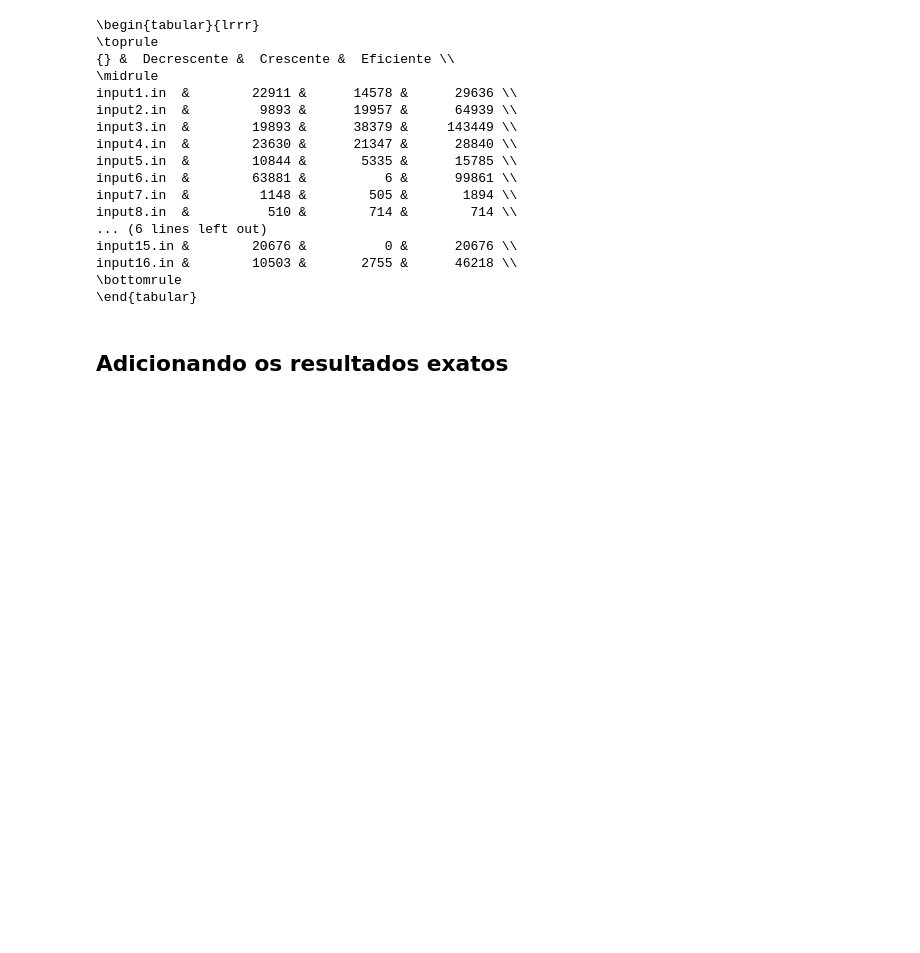
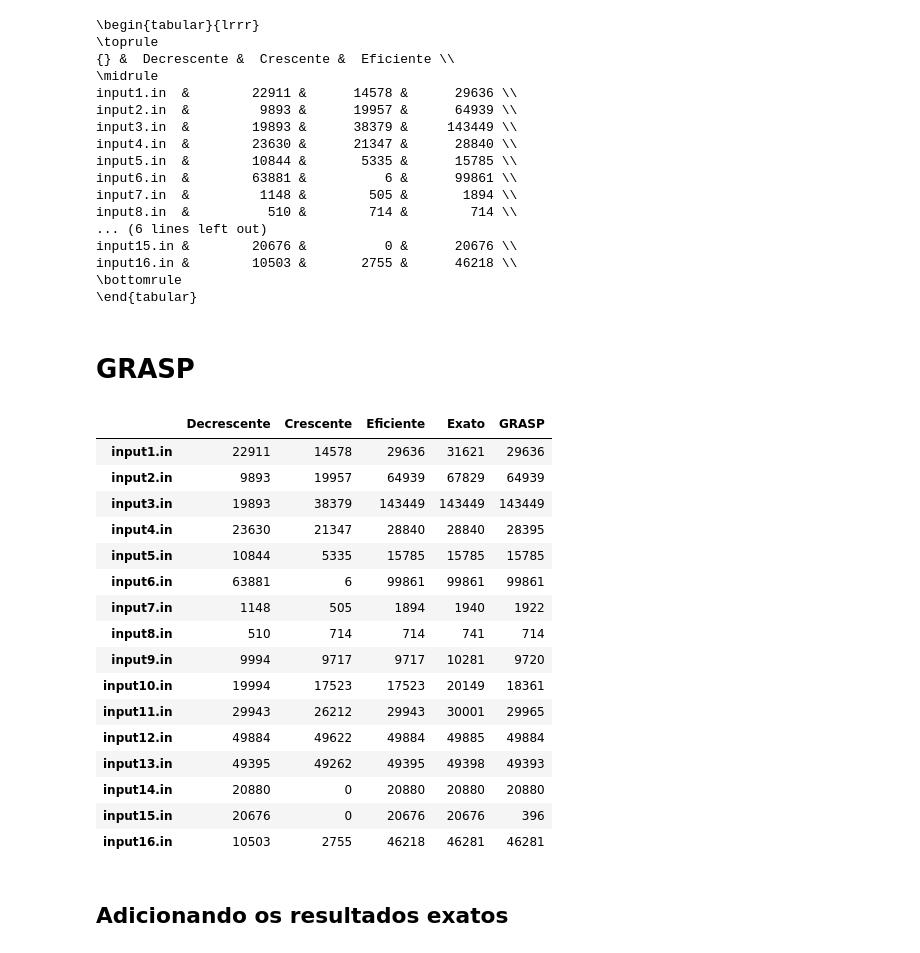
Before and after one commit to danbailo/T1-Teoria-Computacao, a Jupyter notebook: src/Trabalho 1 - Teoria da Computação.ipynb, the cells around one changed output. Drawn from its saved outputs; the diff is of its cells as text; code cells hidden in the pictures; blank space fills up the shorter version.

Commit message:
grasp no jupyter

```diff
--- a/src/Trabalho 1 - Teoria da Computação.ipynb
+++ b/src/Trabalho 1 - Teoria da Computação.ipynb
@@ -9,7 +9,7 @@ import utils
 directory = 'inputs'
 utils.create_imgs_directory()
 
-decrescent, crescent, efficiency = utils.get_results(directory)
+decrescent, crescent, efficiency, grasp = utils.get_results(directory, 1, 2)
 # %%
 decrescent
 # %% [output]
@@ -96,6 +96,30 @@ input15.in &        20676 &          0 &      20676 \\
 input16.in &        10503 &       2755 &      46218 \\
 \bottomrule
 \end{tabular}
+# %% [markdown]
+# **GRASP**
+# %%
+df['GRASP'] = grasp.values()
+# %%
+df
+# %% [output]
+|  | Decrescente | Crescente | Eficiente | Exato | GRASP |
+| input1.in | 22911 | 14578 | 29636 | 31621 | 29636 |
+| input2.in | 9893 | 19957 | 64939 | 67829 | 64939 |
+| input3.in | 19893 | 38379 | 143449 | 143449 | 143449 |
+| input4.in | 23630 | 21347 | 28840 | 28840 | 28395 |
+| input5.in | 10844 | 5335 | 15785 | 15785 | 15785 |
+| input6.in | 63881 | 6 | 99861 | 99861 | 99861 |
+| input7.in | 1148 | 505 | 1894 | 1940 | 1922 |
+| input8.in | 510 | 714 | 714 | 741 | 714 |
+| input9.in | 9994 | 9717 | 9717 | 10281 | 9720 |
+| input10.in | 19994 | 17523 | 17523 | 20149 | 18361 |
+| input11.in | 29943 | 26212 | 29943 | 30001 | 29965 |
+| input12.in | 49884 | 49622 | 49884 | 49885 | 49884 |
+| input13.in | 49395 | 49262 | 49395 | 49398 | 49393 |
+| input14.in | 20880 | 0 | 20880 | 20880 | 20880 |
+| input15.in | 20676 | 0 | 20676 | 20676 | 396 |
+| input16.in | 10503 | 2755 | 46218 | 46281 | 46281 |
 # %% [markdown]
 ## **Adicionando os resultados exatos**
 # %%
```
Also changed, not shown: parts of 4 cells of this notebook.
